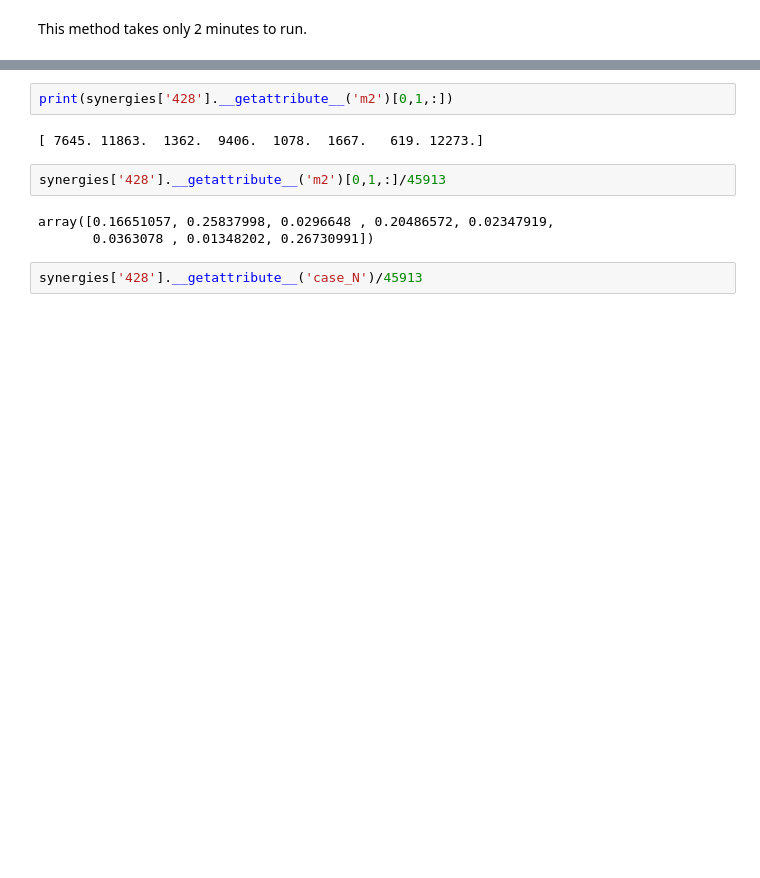
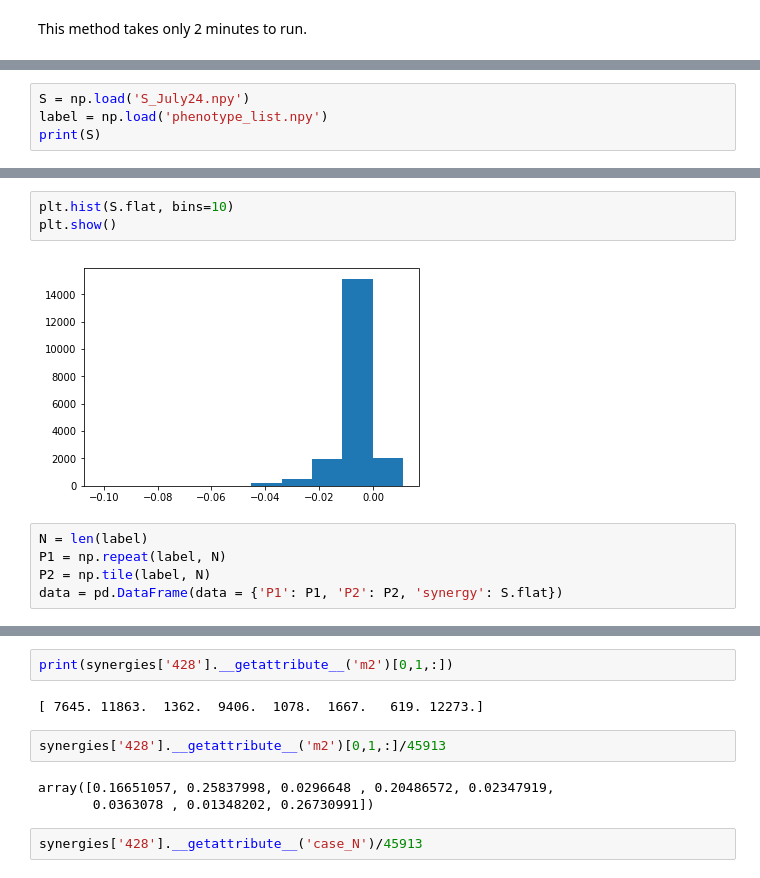
Before and after one commit to TheJacksonLaboratory/MIMIC_HPO, a Jupyter notebook: src/main/resources/mutual_info.ipynb, the cells around one changed output, grey strips where cells are left out. Cells and saved outputs as stored; diff of their text form; blank space fills up the shorter version.

Commit message:
add label to rewrite

```diff
--- a/src/main/resources/mutual_info.ipynb
+++ b/src/main/resources/mutual_info.ipynb
@@ -1404,0 +1414,4 @@ print(S[0,:])
+# %%
+S = np.load('S_July24.npy')
+label = np.load('phenotype_list.npy')
+print(S)
@@ -1404,0 +1432,10 @@ print(S[0,:])
+# %%
+plt.hist(S.flat, bins=10)
+plt.show()
+# %% [output]
+[figure, added]
+# %%
+N = len(label)
+P1 = np.repeat(label, N)
+P2 = np.tile(label, N)
+data = pd.DataFrame(data = {'P1': P1, 'P2': P2, 'synergy': S.flat})
```
Also changed, not shown: parts of 17 cells of this notebook.
